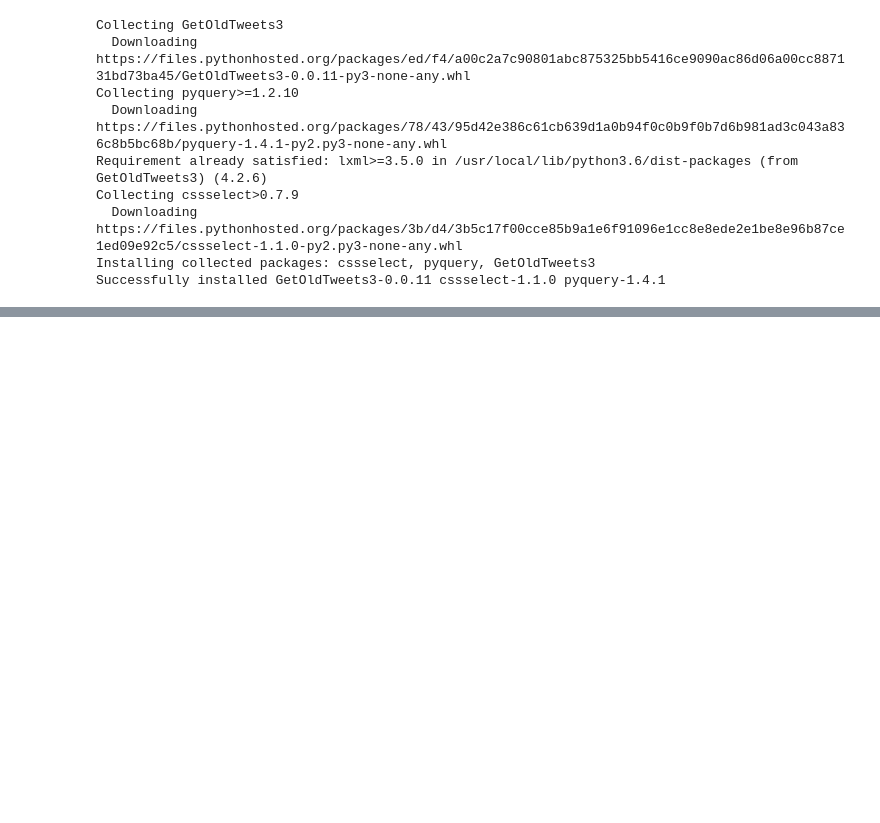
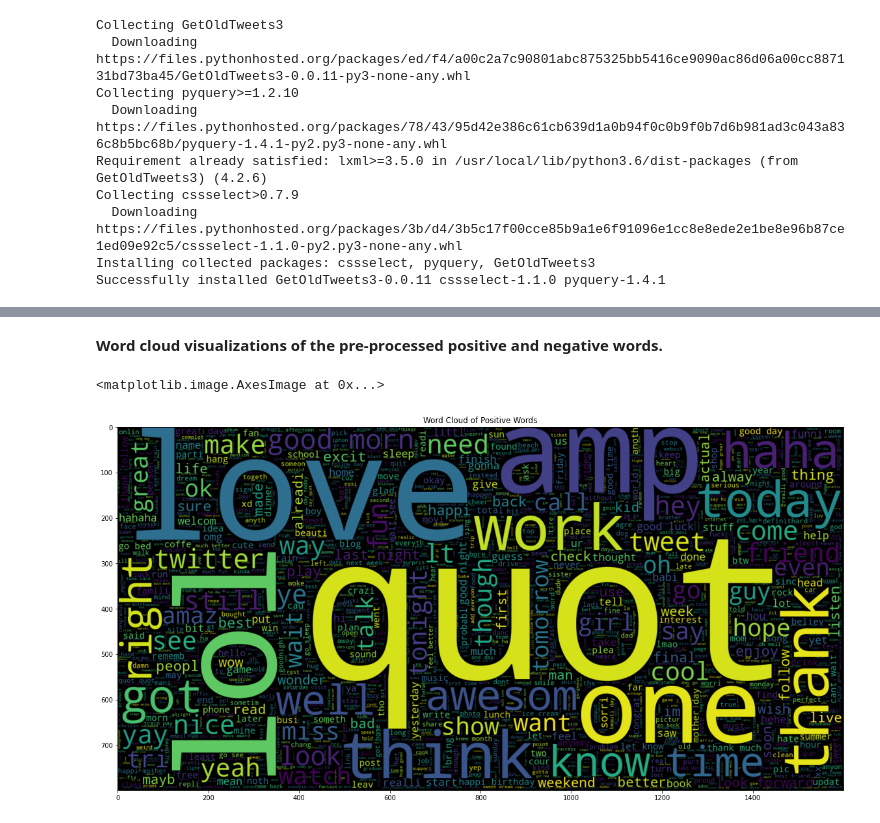
Before and after one commit to UliksSekiraqa/StockMarketAnalysis, a Jupyter notebook: Twitter_API.ipynb, the cells around one changed output, grey strips where cells are left out. Saved outputs shown, nothing was run; the diff lists cells and outputs as text; code cells hidden in the pictures; blank space fills up the shorter version.

```diff
--- a/Twitter_API.ipynb
+++ b/Twitter_API.ipynb
@@ -24,0 +238,19 @@ I don’t know the facts or do I have proof but I feel as though Covid is actual
+# %%
+import re
+TEXT_CLEANING_RE = "@\S+|https?:\S+|http?:\S|[^A-Za-z0-9]+"
+
+stop_words = stopwords.words("english")
+stemmer = SnowballStemmer("english")
+# %%
+def preprocess(text):
+    text = re.sub(TEXT_CLEANING_RE, ' ', str(text).lower()).strip()
+    tokens = []
+
+    for token in text.split():
+        if token not in stop_words:
+            tokens.append(stemmer.stem(token))
+
+    return " ".join(tokens)
+# %%
+sentiment['text'] = sentiment['text'].apply(lambda x: preprocess(x))
+sentiment
@@ -24,0 +271,13 @@ I don’t know the facts or do I have proof but I feel as though Covid is actual
+# %% [markdown]
+**Word cloud visualizations of the pre-processed positive and negative words.**
+# %%
+from wordcloud import WordCloud
+
+plt.figure(figsize = (20,20))
+wc = WordCloud(max_words = 2000 , width = 1600 , height = 800)\
+              .generate(" ".join(sentiment[sentiment['target'] == 'Positive']['text']))
+plt.title("Word Cloud of Positive Words")
+plt.imshow(wc , interpolation = 'bilinear')
+# %% [output]
+<matplotlib.image.AxesImage at 0x...>
+[figure, added]
```
Also changed, not shown: parts of 64 cells of this notebook.
